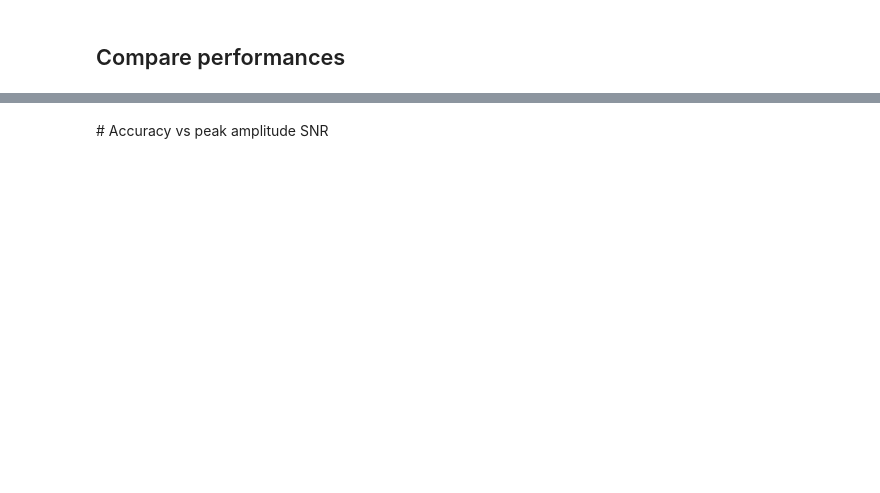
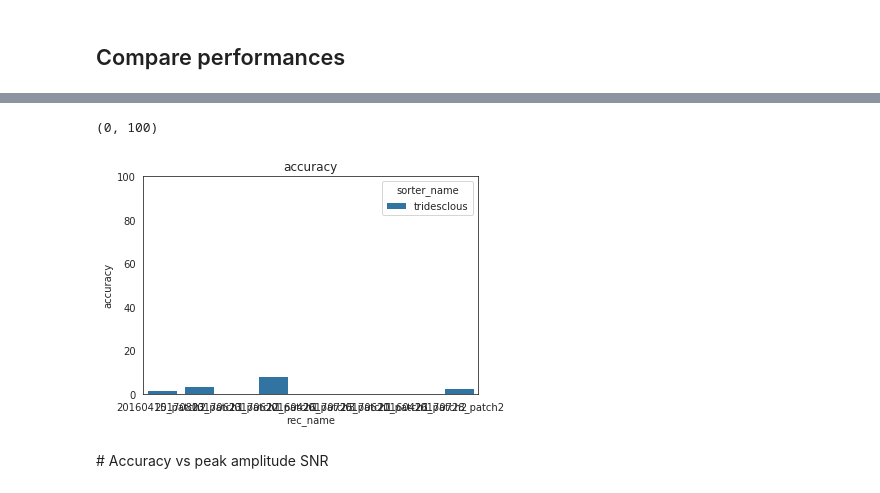
Before and after one commit to SpikeInterface/spikeresults, a Jupyter notebook: Spampinato_ground_thruth_252_channels/Spampinato_ground_thruth_252_channels.ipynb, the cells around one changed output, grey strips where cells are left out. Cells and saved outputs as stored; diff of their text form; code cells hidden in the pictures; blank space fills up the shorter version.

```diff
--- a/Spampinato_ground_thruth_252_channels/Spampinato_ground_thruth_252_channels.ipynb
+++ b/Spampinato_ground_thruth_252_channels/Spampinato_ground_thruth_252_channels.ipynb
@@ -169,9 +194,12 @@ ax.set_ylim(0, 100)
 # %%
 perfs = comp_dataframes['performances'].reset_index()
 fig, ax = plt.subplots()
-ax = sn.barplot(data=perfs, x='rec_name', y='accuracy', hue='sorter_name', ax=ax)
+ax = sns.barplot(data=perfs, x='rec_name', y='accuracy', hue='sorter_name', ax=ax)
 ax.set_title('accuracy')
 ax.set_ylim(0, 100)
+# %% [output]
+(0, 100)
+[figure, added]
 # %% [markdown]
 # Accuracy vs peak amplitude SNR
 # %%
```
Also changed, not shown: parts of 6 cells of this notebook, 1 other file.
